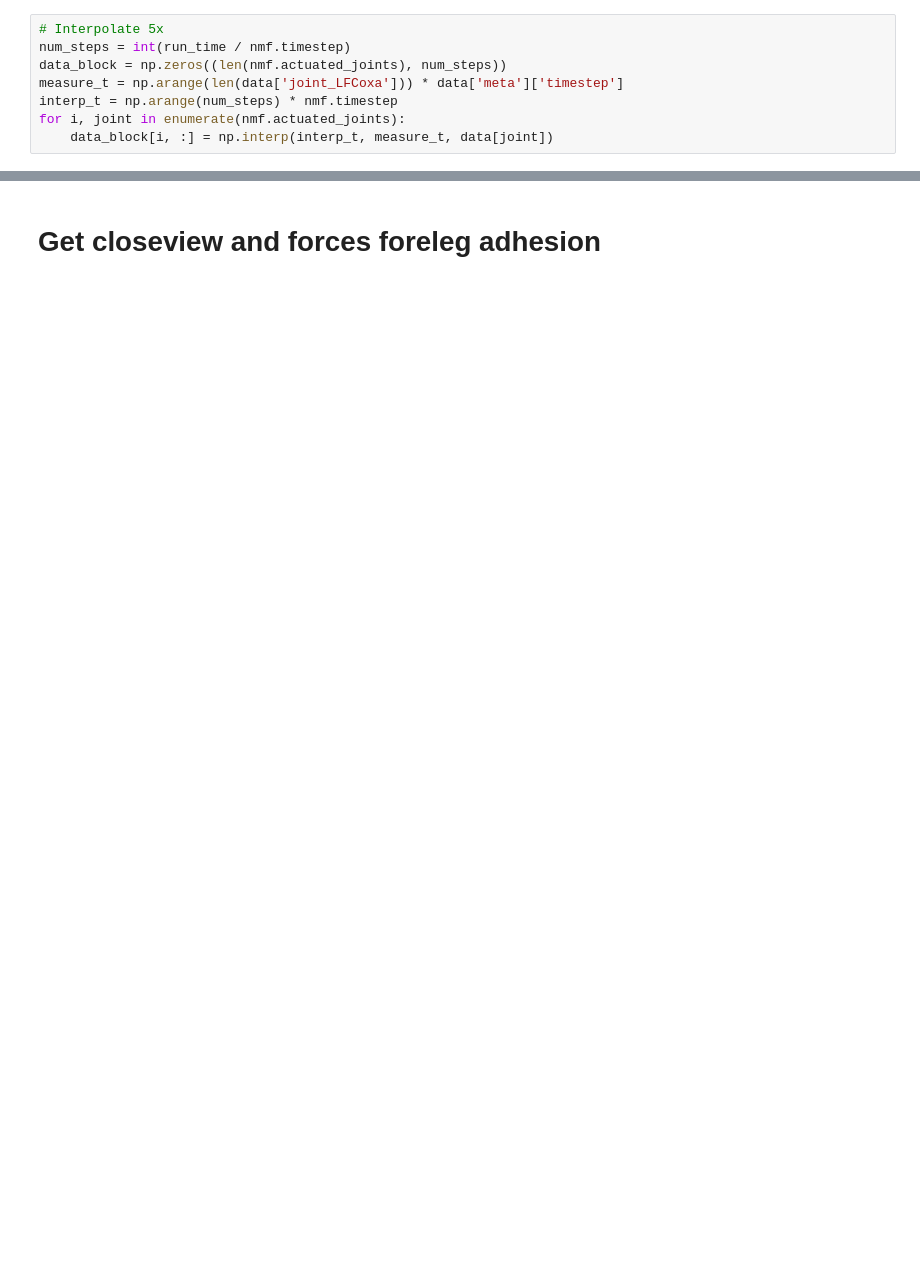
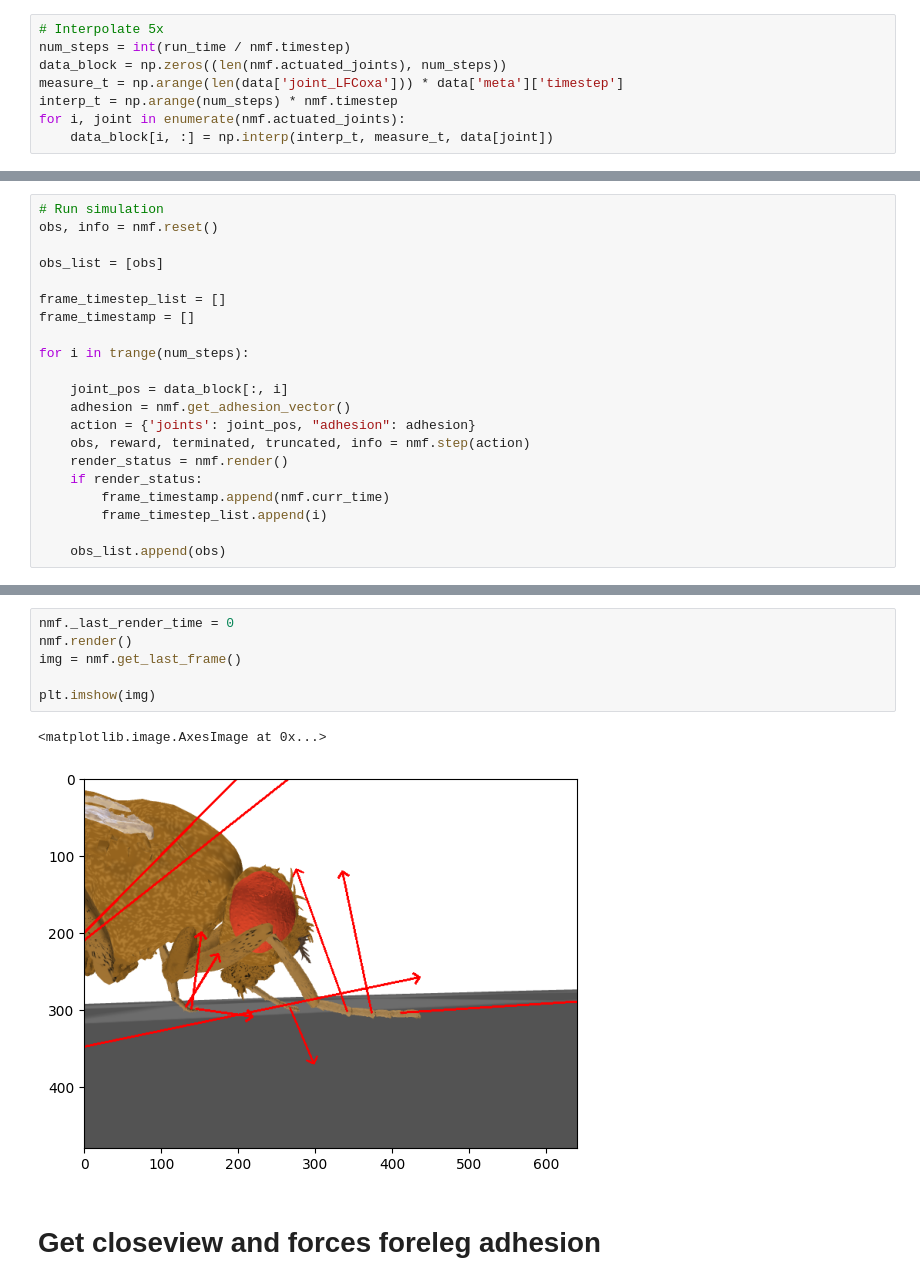
Before and after one commit to NeLy-EPFL/nmf2-paper, a Jupyter notebook: leg_adhesion/generate_adhesion_first_panel.ipynb, the cells around one changed output, grey strips where cells are left out. Cells and saved outputs as stored; diff of their text form; blank space fills up the shorter version.

```diff
--- a/leg_adhesion/generate_adhesion_first_panel.ipynb
+++ b/leg_adhesion/generate_adhesion_first_panel.ipynb
@@ -143 +53,22 @@ As before, we save and inspect the video:
+# %%
+# Run simulation
+obs, info = nmf.reset()
+
+obs_list = [obs]
+
+frame_timestep_list = []
+frame_timestamp = []
+
+for i in trange(num_steps):
+
+    joint_pos = data_block[:, i]
+    adhesion = nmf.get_adhesion_vector()
+    action = {'joints': joint_pos, "adhesion": adhesion}
+    obs, reward, terminated, truncated, info = nmf.step(action)
+    render_status = nmf.render()
+    if render_status:
+        frame_timestamp.append(nmf.curr_time)
+        frame_timestep_list.append(i)
+
+    obs_list.append(obs)
 # %%
@@ -151,2 +101,11 @@ Video(value=b'\x00\x00\x00 ftypisom\x00\x00\x02\x00isomiso2avc1mp41\x00\x00\x00\
+# %%
+nmf._last_render_time = 0
+nmf.render()
+img = nmf.get_last_frame()
+
+plt.imshow(img)
+# %% [output]
+<matplotlib.image.AxesImage at 0x...>
+[figure, added]
 # %% [markdown]
 # Get closeview and forces foreleg adhesion
```
Also changed, not shown: parts of 21 cells of this notebook, 12 other files.
